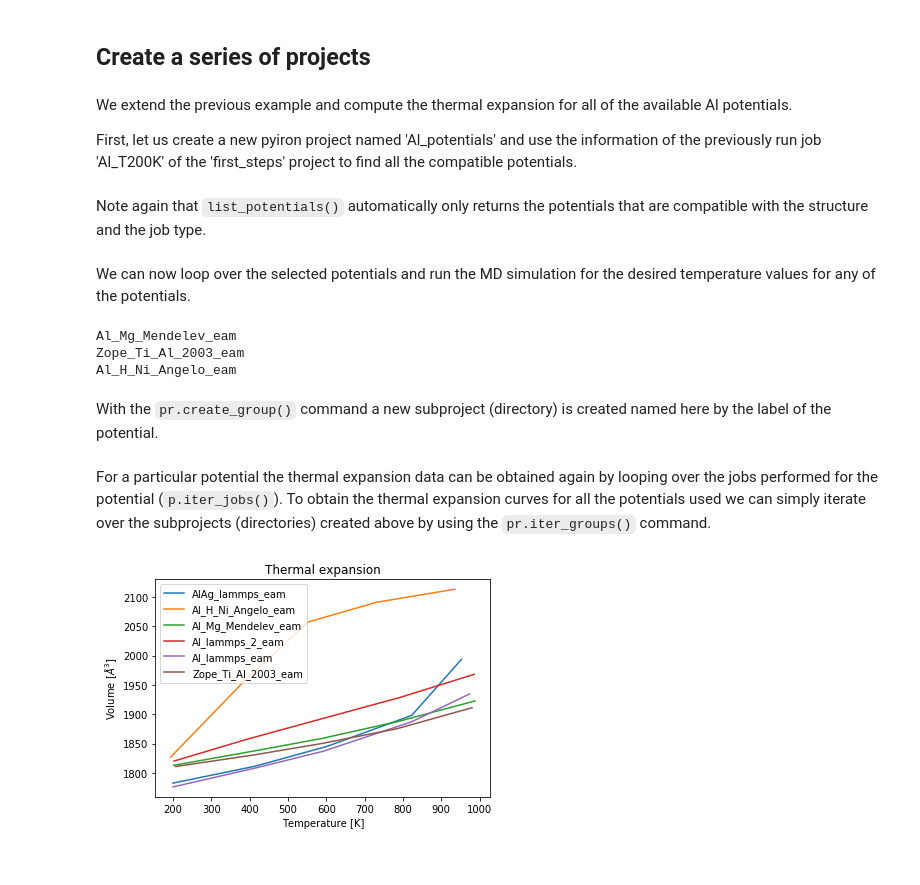
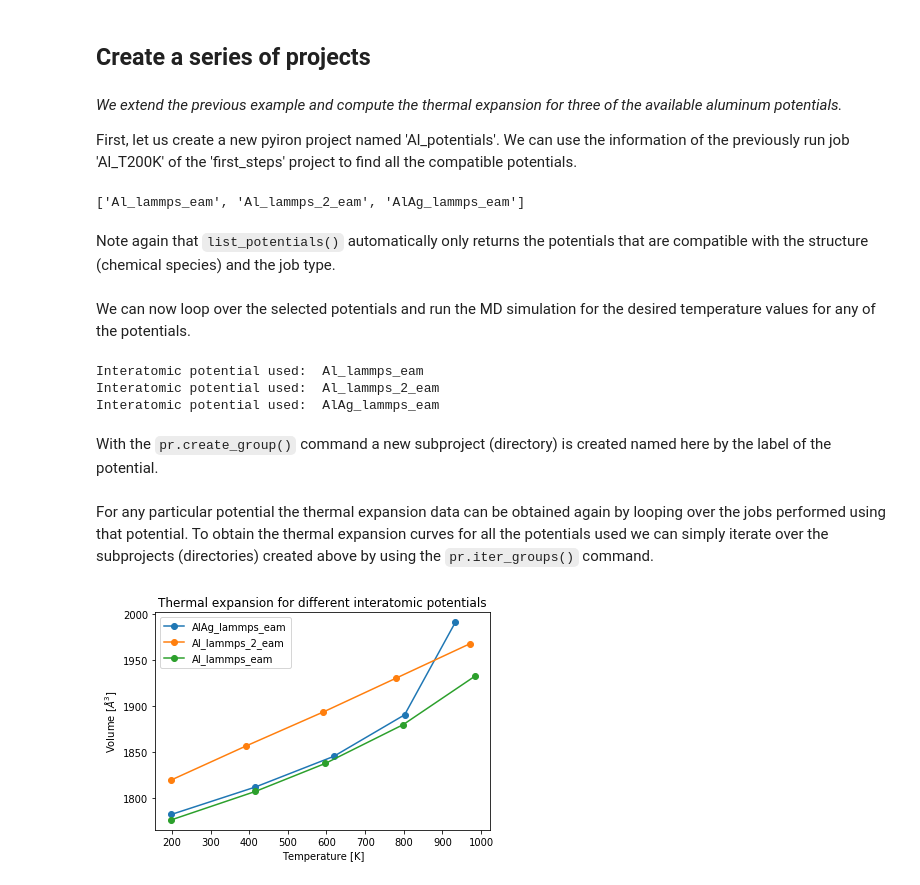
Before and after one commit to pyiron/pyiron, a Jupyter notebook: source/example_notebooks/first_steps.ipynb, the cells around one changed output. Drawn from its saved outputs; the diff is of its cells as text; code cells hidden in the pictures.

Commit message:
Changes in first_steps example.

```diff
--- a/source/example_notebooks/first_steps.ipynb
+++ b/source/example_notebooks/first_steps.ipynb
@@ -27,6 +27,6 @@ Having created an instance of the pyiron Project we now perform a LAMMPS MD (htt
 # %% [markdown]
 For this basic simulation example we construct an fcc Al crystal in a cubic supercell (`*cubic=True*`).
 # %%
-cell = pr.create_ase_bulk('Al', cubic=True)
-supercell_3x3x3 = cell.repeat([3, 3, 3])
+basis = pr.create_ase_bulk('Al', cubic=True)
+supercell_3x3x3 = basis.repeat([3, 3, 3])
 supercell_3x3x3.plot3d()
@@ -133,6 +159,7 @@ Here, we work in a NPT ensamble and we can use the extraced information to plot
 # %%
 plt.figure()
-plt.plot(temp_lst, vol_lst)
+vol_lst[:] = [vol_lst[np.argsort(temp_lst)[k]] for k in range(len(vol_lst))]
+plt.plot(sorted(temp_lst), vol_lst,linestyle='-',marker='o',)
 plt.title('Thermal expansion')
 plt.xlabel('Temperature [K]')
 plt.ylabel('Volume [$\AA^3$]');
@@ -139,19 +168,23 @@ plt.ylabel('Volume [$\AA^3$]');
 # %% [markdown]
 ## Create a series of projects
 # %% [markdown]
-We extend the previous example and compute the thermal expansion for all of the available Al potentials.
+*We extend the previous example and compute the thermal expansion for three of the available aluminum potentials.*
 
-First, let us create a new pyiron project named 'Al_potentials' and use the information of the previously run job 'Al_T200K' of the 'first_steps' project to find all the compatible potentials.
+First, let us create a new pyiron project named 'Al_potentials'. We can use the information of the previously run job 'Al_T200K' of the 'first_steps' project to find all the compatible potentials.
 # %%
 pr = Project('Al_potentials')
 pot_lst = pr['../first_steps/Al_T200K'].load_object().list_potentials()[:3]
+# %%
+pot_lst
+# %% [output]
+['Al_lammps_eam', 'Al_lammps_2_eam', 'AlAg_lammps_eam']
 # %% [markdown]
-Note again that `list_potentials()` automatically only returns the potentials that are compatible with the structure and the job type.
+Note again that `list_potentials()` automatically only returns the potentials that are compatible with the structure (chemical species) and the job type.
 # %% [markdown]
 We can now loop over the selected potentials and run the MD simulation for the desired temperature values for any of the potentials.
 # %%
 for pot in pot_lst:
-    print (pot)
+    print ('Interatomic potential used: ',pot)
     pr_pot = pr.create_group(pot)
     for temperature in np.arange(200, 1200, 200):
         job = pr_pot.create_job(pr.job_type.Lammps, 'Al_T{}K'.format(int(temperature)))
@@ -160,25 +193,25 @@ for pot in pot_lst:
         job.calc_md(temperature=temperature, pressure=0, n_ionic_steps=10000)
         job.run()
 # %% [output]
-Al_Mg_Mendelev_eam
-Zope_Ti_Al_2003_eam
-Al_H_Ni_Angelo_eam
+Interatomic potential used:  Al_lammps_eam
+Interatomic potential used:  Al_lammps_2_eam
+Interatomic potential used:  AlAg_lammps_eam
 # %% [markdown]
 With the `pr.create_group()` command a new subproject (directory) is created named here by the label of the potential.
 # %% [markdown]
-For a particular potential the thermal expansion data can be obtained again by looping over the jobs performed for the potential (`p.iter_jobs()`). To obtain the thermal expansion curves for all the potentials used we can simply iterate over the subprojects (directories) created above by using the `pr.iter_groups()` command.
+For any particular potential the thermal expansion data can be obtained again by looping over the jobs performed using that potential. To obtain the thermal expansion curves for all the potentials used we can simply iterate over the subprojects (directories) created above by using the `pr.iter_groups()` command.
 # %%
 for p in pr.iter_groups():
     vol_lst, temp_lst = [], []
     for out in p.iter_jobs(path='output/generic'):
         volumes = out['volume']
         temperatures = out['temperatures']
         temp_lst.append(np.mean(temperatures[:-20]))
         vol_lst.append(np.mean(volumes[:-20]))
-    plt.plot(temp_lst, vol_lst, label=p.name)
+    plt.plot(temp_lst, vol_lst,linestyle='-',marker='o',label=p.name)
 plt.legend()
-plt.title('Thermal expansion')
+plt.title('Thermal expansion for different interatomic potentials')
 plt.xlabel('Temperature [K]')
 plt.ylabel('Volume [$\AA^3$]');
 # %% [output]
-[figure, old version]
+[figure, new version]
```
Also changed, not shown: parts of 35 cells of this notebook.
